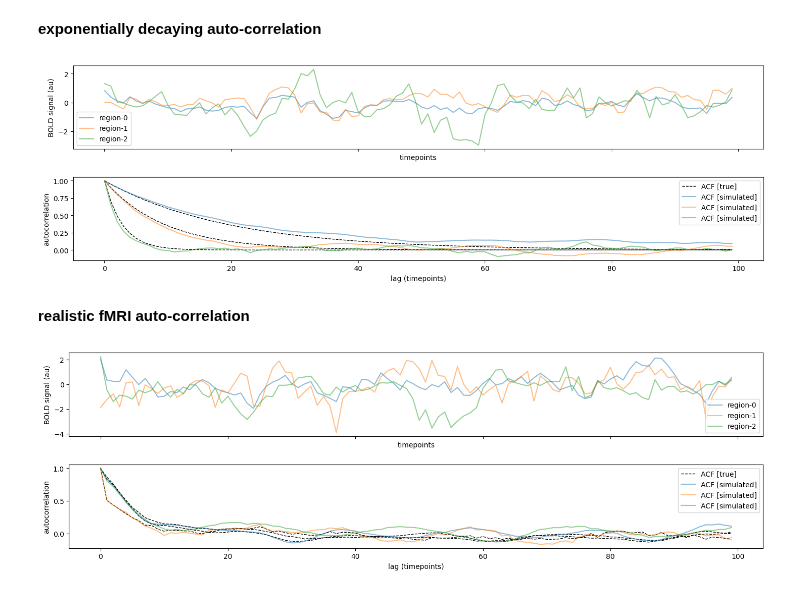
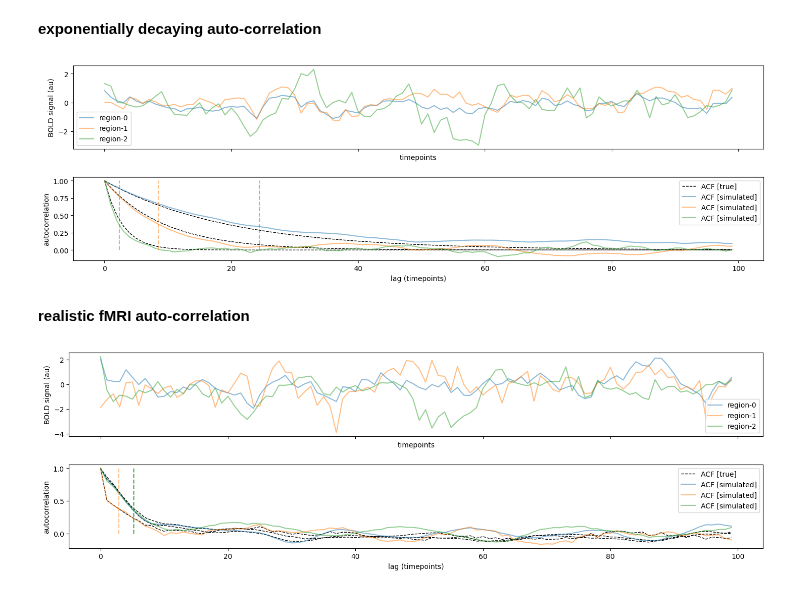
Before and after one commit to griegner/fmri-timescales, a Jupyter notebook: examples/00-simulation-example.ipynb, the cells around one changed output. Cells and saved outputs as stored; diff of their text form; code cells hidden in the pictures.

Commit message:
add calculation of timescales

```diff
--- a/examples/00-simulation-example.ipynb
+++ b/examples/00-simulation-example.ipynb
@@ -1,20 +1,23 @@
 # %%
 import matplotlib.pyplot as plt
 import numpy as np
+from scipy.optimize import curve_fit
 
 from src import acf_utils, sim
 
-# set notebook defaults
-np.set_printoptions(precision=3, suppress=True)
-random_seed = 1
-n_regions, n_timepoints = 3, 1200
-sampling_rate = 1 / 0.75
 
-# cross-correlation used for all simulations
-xcorr = np.array([[1.0, 0.9, 0.3], [0.9, 1.0, 0], [0.3, 0, 1.0]])
+def f(x, tau):
+    """exponential decay function for estimating ACF timescale"""
+    return np.exp(-x / tau)
 
 
-def plot_grid(X, acf_true, acf_sim, cutoff=100):
+def calc_timescale(X_acf, n_timepoints):
+    """calculate the timescale for each timeseries/region"""
+    x = np.arange(n_timepoints)
+    return np.array([curve_fit(f, x, y)[0].squeeze() for y in X_acf])
+
+
+def plot_grid(X, acf_true, acf_sim, timescales, cutoff=100):
     """plot timeseries + auto-correlation function"""
 
     fig, axs = plt.subplots(2, 1, figsize=(15, 5), sharex=True)
@@ -34,3 +37,18 @@ def plot_grid(X, acf_true, acf_sim, cutoff=100):
     axs[1].legend(h[-4:], l[-4:])
     axs[1].set_xlabel("lag (timepoints)")
     axs[1].set_ylabel("autocorrelation")
+
+    # annotate timescales
+    colors = [line.get_color() for line in axs[0].lines]
+    axs[1].vlines(timescales, 0, 1, colors=colors, alpha=0.5, ls="--")
+
+
+# set notebook defaults
+np.set_printoptions(precision=3, suppress=True)
+random_seed = 1
+n_regions, n_timepoints = 3, 1200
+sampling_rate = 1 / 0.75
+
+# cross-correlation used for all simulations
+xcorr = np.array([[1.0, 0.9, 0.3], [0.9, 1.0, 0], [0.3, 0, 1.0]])
+xcorr
@@ -54,17 +77,18 @@ plot_grid(X, acf, X_acf)
 # %%
 powers = [0.95, 0.9, 0.7]
 acf = np.array([np.power(power, np.arange(n_timepoints)) for power in powers])
 acorr = acf_utils.acf_to_toeplitz(acf, n_timepoints)
 
 X = sim.sim_fmri(xcorr, acorr, n_regions, n_timepoints, random_seed)
 X_acf = acf_utils.acf_fft(X, n_timepoints)
+X_timescale = calc_timescale(X_acf, n_timepoints)
 
 # check that cross-correlations are correct
 assert np.allclose(xcorr, sim.calc_xcorr(X, n_timepoints, corrected=True), atol=0.1)
 
-plot_grid(X, acf, X_acf)
+plot_grid(X, acf, X_acf, X_timescale)
 # %% [output]
-[figure, old version]
+[figure, new version]
 # %% [markdown]
 **realistic fMRI auto-correlation**
 # %%
@@ -73,10 +97,11 @@ acorr = acf_utils.acf_to_toeplitz(acf, n_timepoints)
 
 X = sim.sim_fmri(xcorr, acorr, n_regions, n_timepoints, random_seed)
 X_acf = acf_utils.acf_fft(X, n_timepoints)
+X_timescale = calc_timescale(X_acf, n_timepoints)
 
 # check that cross-correlations are correct
 assert np.allclose(xcorr, sim.calc_xcorr(X, n_timepoints, corrected=True), atol=0.1)
 
-plot_grid(X, acf, X_acf)
+plot_grid(X, acf, X_acf, X_timescale)
 # %% [output]
-[figure, old version]
+[figure, new version]
```
Also changed, not shown: parts of 2 cells of this notebook.
